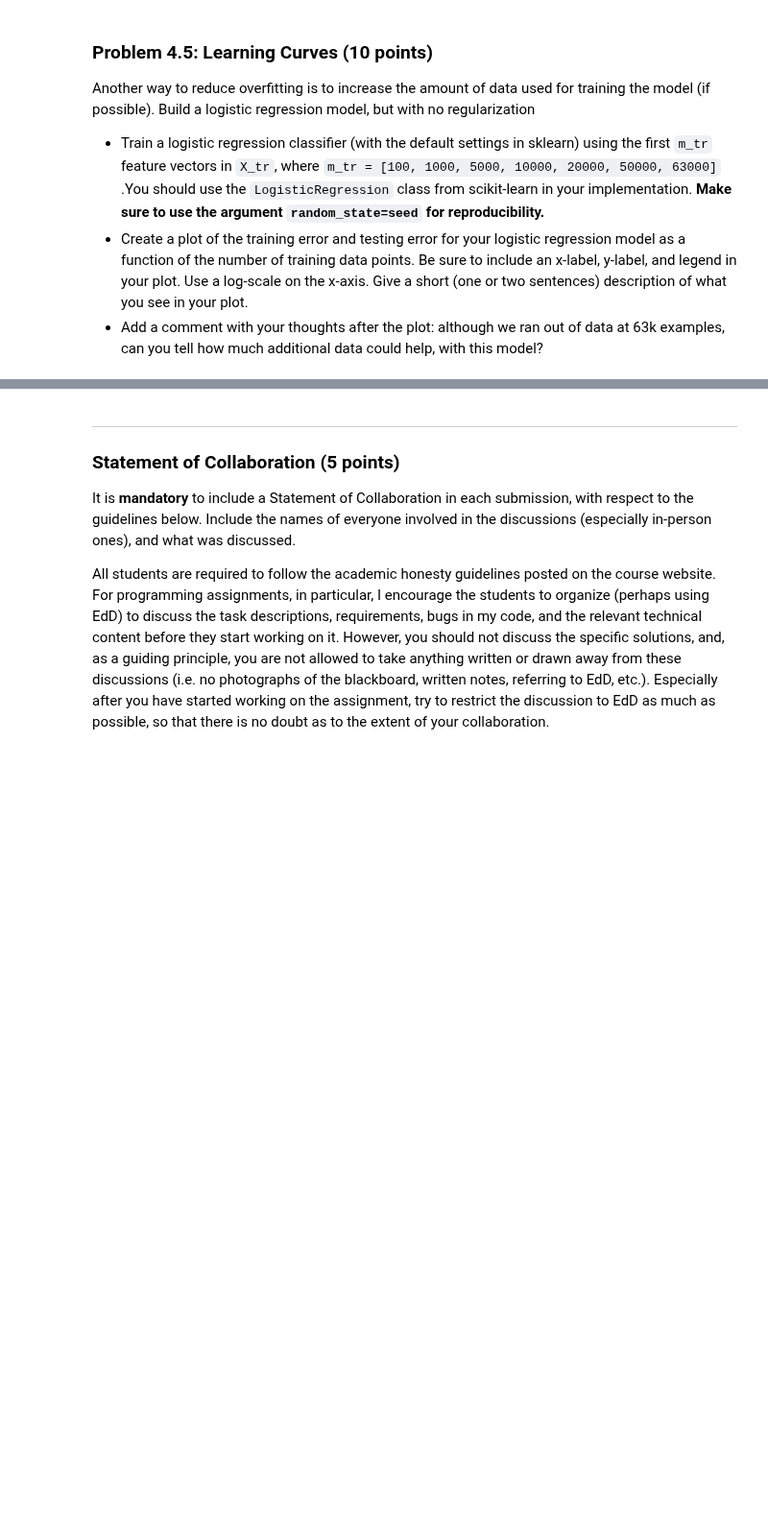
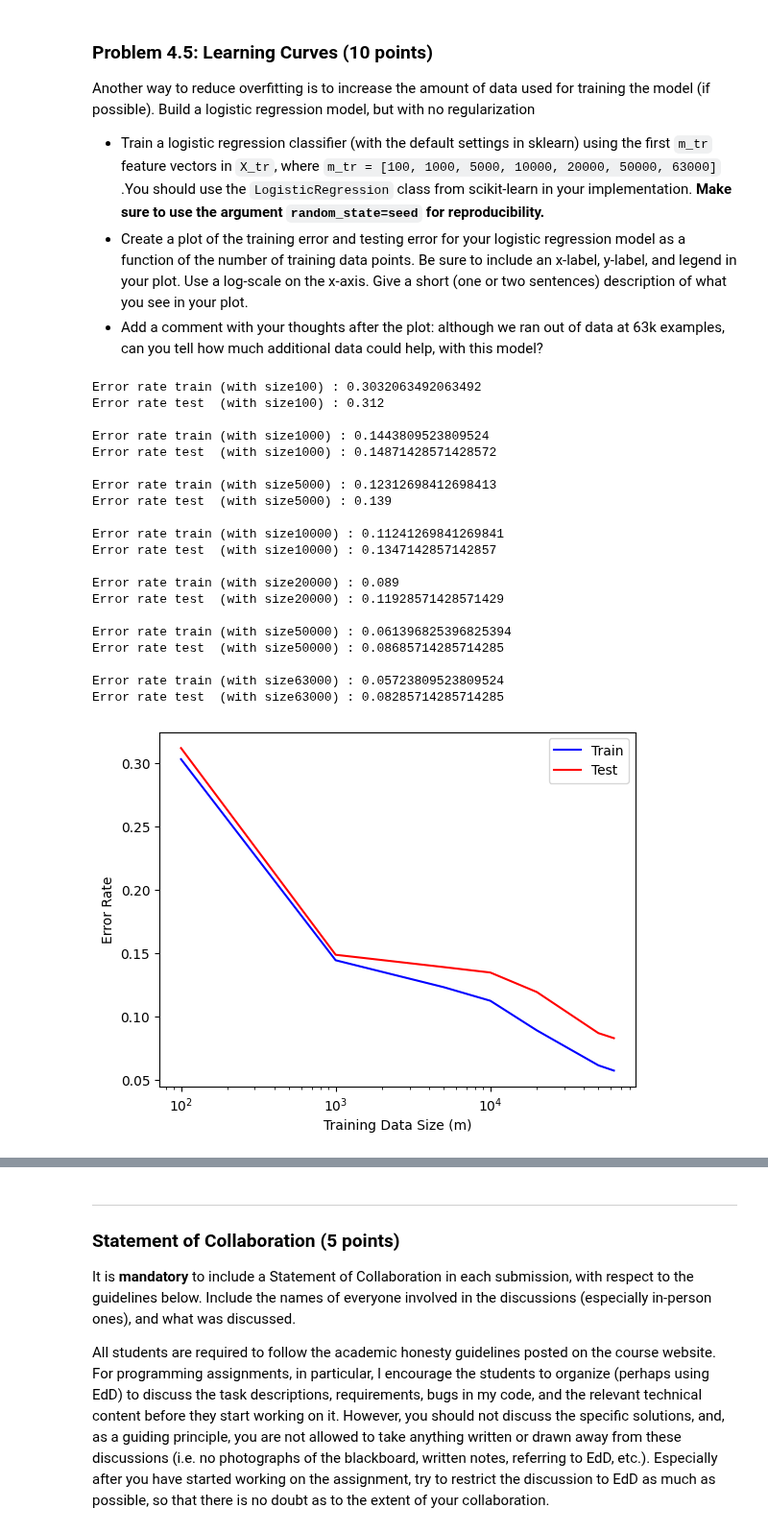
Before and after one commit to SarahAsad23/MachineLearning, a Jupyter notebook: HW3/cs273-hw3.ipynb, the cells around one changed output, grey strips where cells are left out. Shown at 96% size. Saved outputs shown, nothing was run; the diff lists cells and outputs as text; code cells hidden in the pictures; blank space fills up the shorter version.

```diff
--- a/HW3/cs273-hw3.ipynb
+++ b/HW3/cs273-hw3.ipynb
@@ -604,14 +666,65 @@ Another way to reduce overfitting is to increase the amount of data used for tra
 # %%
 train_sizes = [100, 1000, 5000, 10000, 20000, 50000, 63000]
 
 C = np.inf      # No regularization!
 
 ### YOUR CODE STARTS HERE ###
 
-# Train a logistic regression model with each data size m and C=infinity
+train_error = []
+test_error = []
 
-# Compute the training and test error rates
+for size in train_sizes:
+    X_tr_subset = X_tr[:size]
+    y_tr_subset = y_tr[:size]
+
+    # Initialize logistic regression model with each data size m and C=infinity
+    model = LogisticRegression(C=C, random_state=seed)
+
+    # fit it to subset of train data
+    model.fit(X_tr_subset, y_tr_subset)
+
+    # predict on train and test data
+    y_pred_train = model.predict(X_tr)
+    y_pred_test = model.predict(X_te)
+
+    # Compute the training and test error rates
+    error_rate_train = np.mean(y_tr != y_pred_train)
+    error_rate_test = np.mean(y_te != y_pred_test)
+
+    # add to corresponding arrays - used to plot later
+    train_error.append(error_rate_train)
+    test_error.append(error_rate_test)
+
+    print(f"Error rate train (with size{size}) : {error_rate_train}")
+    print(f"Error rate test  (with size{size}) : {error_rate_test} \n")
 
 # Plot the resulting performance as a function of m
+plt.semilogx(train_sizes, train_error, color='blue', label='Train')
+plt.semilogx(train_sizes, test_error, color='red', label='Test')
+plt.ylabel("Error Rate")
+plt.xlabel("Training Data Size (m)")
+plt.legend();
 
 ### YOUR CODE ENDS HERE ###
+# %% [output]
+Error rate train (with size100) : 0.3032063492063492
+Error rate test  (with size100) : 0.312
+
+Error rate train (with size1000) : 0.1443809523809524
+Error rate test  (with size1000) : 0.14871428571428572
+
+Error rate train (with size5000) : 0.12312698412698413
+Error rate test  (with size5000) : 0.139
+
+Error rate train (with size10000) : 0.11241269841269841
+Error rate test  (with size10000) : 0.1347142857142857
+
+Error rate train (with size20000) : 0.089
+Error rate test  (with size20000) : 0.11928571428571429
+
+Error rate train (with size50000) : 0.061396825396825394
+Error rate test  (with size50000) : 0.08685714285714285
+
+Error rate train (with size63000) : 0.05723809523809524
+Error rate test  (with size63000) : 0.08285714285714285
+[figure, added]
```
Also changed, not shown: parts of 10 cells of this notebook.
